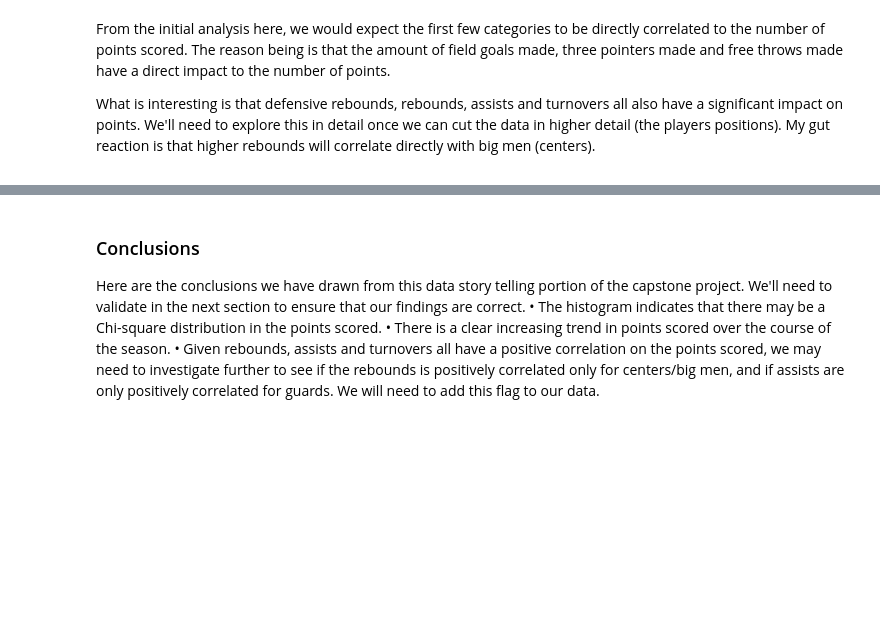
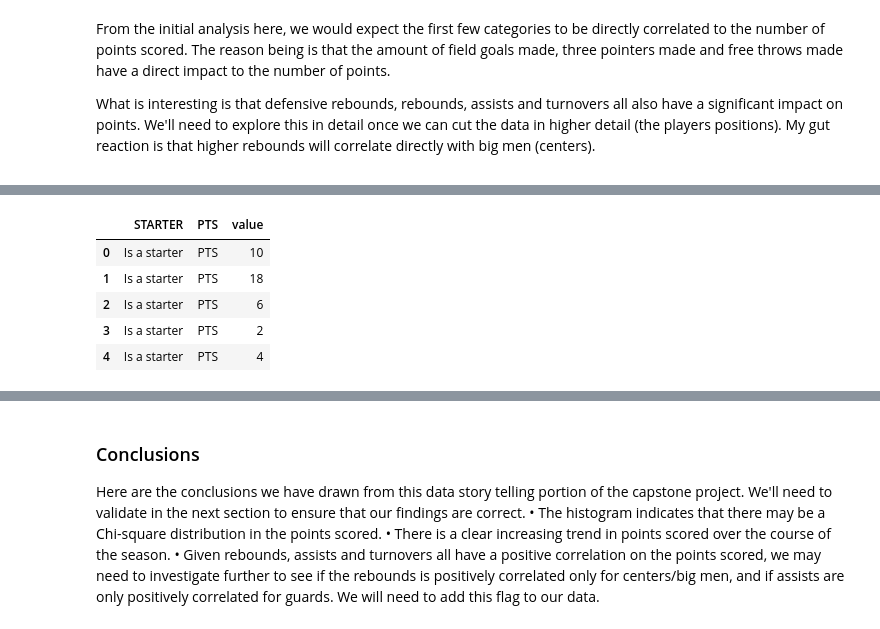
Before and after one commit to btsao604/Capstone_1, a Jupyter notebook: Data_Storytelling/Data_Storytelling.ipynb, the cells around one changed output, grey strips where cells are left out. Saved outputs shown, nothing was run; the diff lists cells and outputs as text; code cells hidden in the pictures; blank space fills up the shorter version.

```diff
--- a/Data_Storytelling/Data_Storytelling.ipynb
+++ b/Data_Storytelling/Data_Storytelling.ipynb
@@ -139,0 +157,17 @@ What is interesting is that defensive rebounds, rebounds, assists and turnovers
+# %%
+starters = combined[combined['STARTER'] == 'YES'].assign(STARTER='Is a starter')
+starters  = starters [starters ['PTS'] < 45]
+in_between = combined[combined['STARTER'] == 'IN_BETWEEN'].assign(STARTER='Sometimes A Starter')
+in_between = in_between[in_between['PTS'] < 45]
+bench = combined[combined['STARTER'] == 'NO'].assign(STARTER='Is a BENCH')
+bench = bench[bench['PTS'] < 45]
+cdf = pd.concat([starters, in_between, bench])
+mdf = pd.melt(cdf, id_vars=['STARTER'], value_vars=['PTS'], var_name=['PTS'])
+mdf.head()
+# %% [output]
+|  | STARTER | PTS | value |
+| 0 | Is a starter | PTS | 10 |
+| 1 | Is a starter | PTS | 18 |
+| 2 | Is a starter | PTS | 6 |
+| 3 | Is a starter | PTS | 2 |
+| 4 | Is a starter | PTS | 4 |
```
Also changed, not shown: parts of 5 cells of this notebook, 10 other files.
